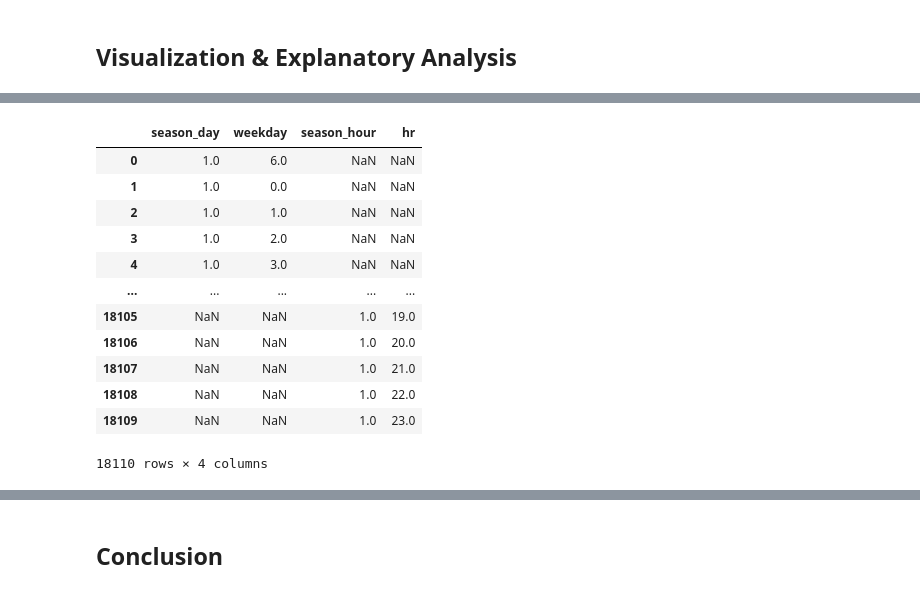
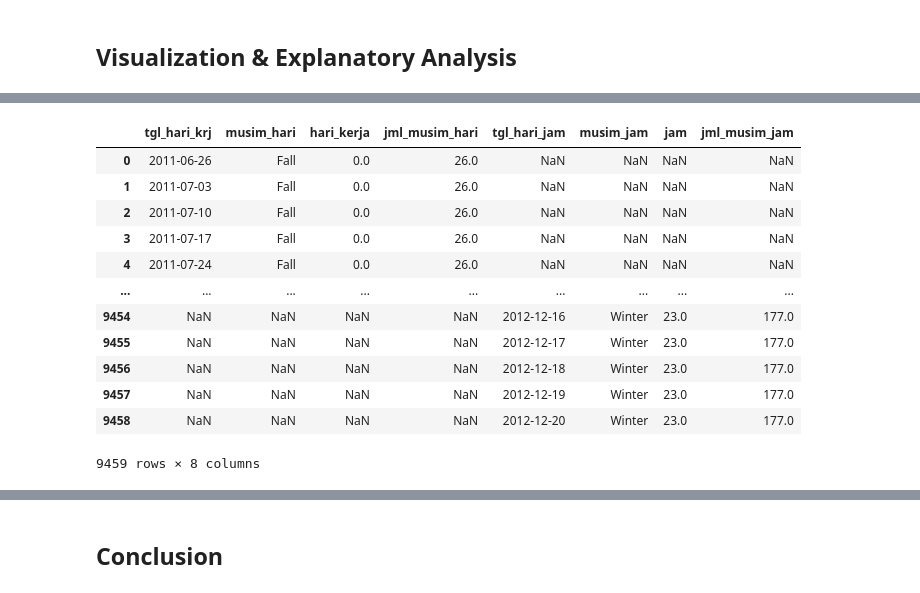
Before and after one commit to ValentioStanley/Data-Analysis-with-Python, a Jupyter notebook: notebook.ipynb, the cells around one changed output, grey strips where cells are left out. Cells and saved outputs as stored; diff of their text form; code cells hidden in the pictures.

```diff
--- a/notebook.ipynb
+++ b/notebook.ipynb
@@ -487,20 +667,18 @@ main_data.to_csv("dashboard/main_data.csv", index=False)
 # %%
 main_data = pd.read_csv(r'dashboard\main_data.csv')
 main_df = pd.DataFrame(main_data)
 display(main_df)
-df1 = main_df[['season_day', 'weekday']].dropna(axis=0, ignore_index=True)
-df2 = main_df[['season_hour', 'hr']].dropna(axis=0, ignore_index=True)
 # %% [output]
-|  | season_day | weekday | season_hour | hr |
-| 0 | 1.0 | 6.0 | NaN | NaN |
-| 1 | 1.0 | 0.0 | NaN | NaN |
-| 2 | 1.0 | 1.0 | NaN | NaN |
-| 3 | 1.0 | 2.0 | NaN | NaN |
-| 4 | 1.0 | 3.0 | NaN | NaN |
-| ... | ... | ... | ... | ... |
-| 18105 | NaN | NaN | 1.0 | 19.0 |
-| 18106 | NaN | NaN | 1.0 | 20.0 |
-| 18107 | NaN | NaN | 1.0 | 21.0 |
-| 18108 | NaN | NaN | 1.0 | 22.0 |
-| 18109 | NaN | NaN | 1.0 | 23.0 |
+|  | tgl_hari_krj | musim_hari | hari_kerja | jml_musim_hari | tgl_hari_jam | musim_jam | jam | jml_musim_jam |
+| 0 | 2011-06-26 | Fall | 0.0 | 26.0 | NaN | NaN | NaN | NaN |
+| 1 | 2011-07-03 | Fall | 0.0 | 26.0 | NaN | NaN | NaN | NaN |
+| 2 | 2011-07-10 | Fall | 0.0 | 26.0 | NaN | NaN | NaN | NaN |
+| 3 | 2011-07-17 | Fall | 0.0 | 26.0 | NaN | NaN | NaN | NaN |
+| 4 | 2011-07-24 | Fall | 0.0 | 26.0 | NaN | NaN | NaN | NaN |
+| ... | ... | ... | ... | ... | ... | ... | ... | ... |
+| 9454 | NaN | NaN | NaN | NaN | 2012-12-16 | Winter | 23.0 | 177.0 |
+| 9455 | NaN | NaN | NaN | NaN | 2012-12-17 | Winter | 23.0 | 177.0 |
+| 9456 | NaN | NaN | NaN | NaN | 2012-12-18 | Winter | 23.0 | 177.0 |
+| 9457 | NaN | NaN | NaN | NaN | 2012-12-19 | Winter | 23.0 | 177.0 |
+| 9458 | NaN | NaN | NaN | NaN | 2012-12-20 | Winter | 23.0 | 177.0 |
-18110 rows × 4 columns
+9459 rows × 8 columns
```
Also changed, not shown: parts of 44 cells of this notebook, 2 other files.
